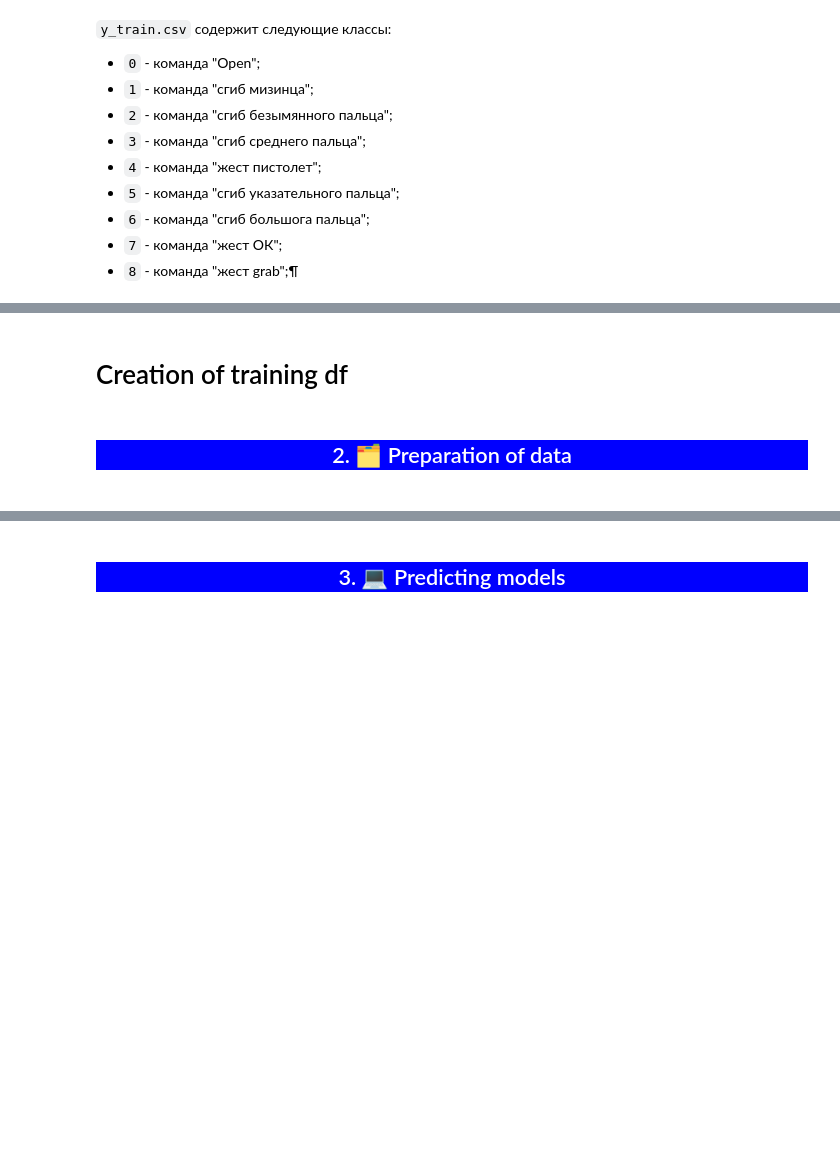
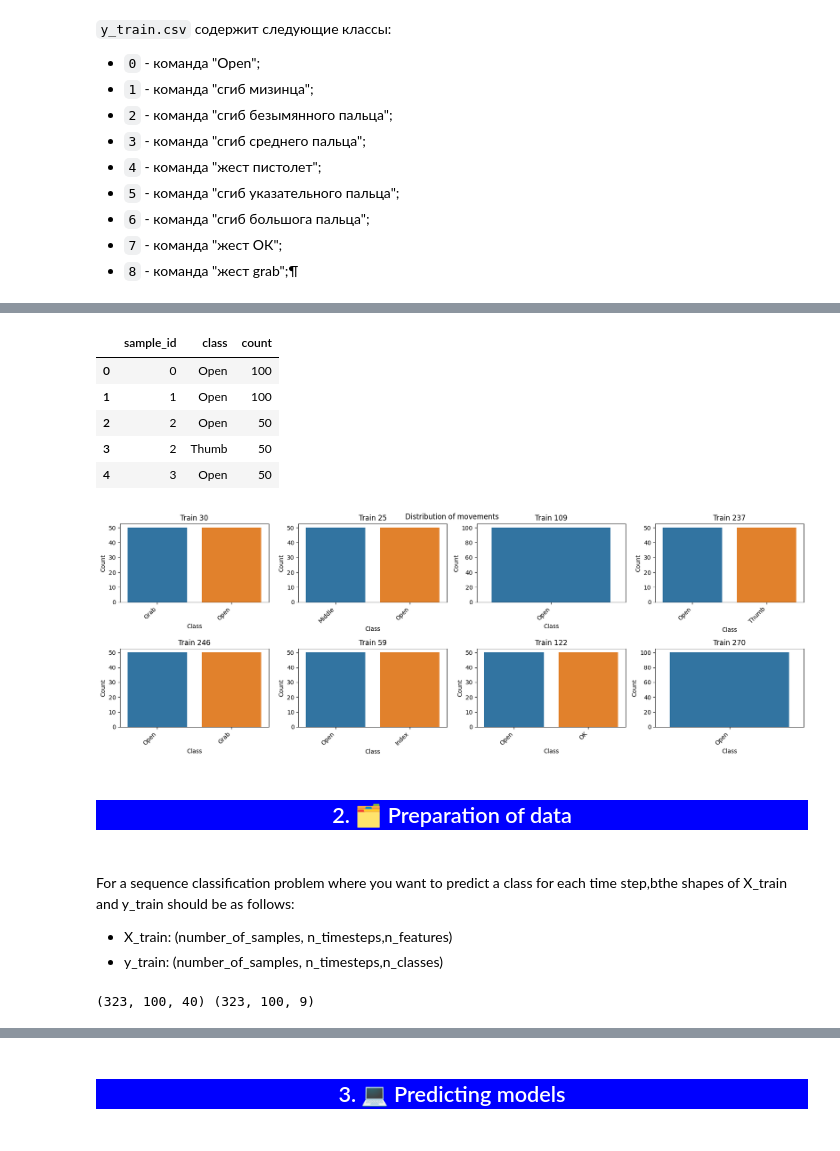
Before and after one commit to annamalkova8/Motorica-internship-task, a Jupyter notebook: motorica-internship-task.ipynb, the cells around one changed output, grey strips where cells are left out. Drawn from its saved outputs; the diff is of its cells as text; code cells hidden in the pictures; blank space fills up the shorter version.

```diff
--- a/motorica-internship-task.ipynb
+++ b/motorica-internship-task.ipynb
@@ -104,2 +146,0 @@ plt.tight_layout()
-# %% [markdown]
-# Creation of training df
@@ -127,32 +147,49 @@ X_train_df[X_train_df['sample_id']==0]
-# %%
-y_train_df[['sample_id', 'timestep']] = y_train_df['sample-timestep'].str.split('-', n=1, expand=True).astype(int)
-train_df = X_train_df.merge(y_train_df, on=['sample_id', 'timestep'], how='outer')
-train_df.head()
-# %%
-unique_sample = train_df.sample_id.unique()
-
-fig, axx = plt.subplots(4, 2, sharex=True, figsize=(12, 16))
-for i, ax in zip(unique_sample[:8], axx.flatten()):
-    temp = train_df[train_df['sample_id'] == i]
-    ax.plot(y_train[i])
-    ax.set_title(f'Train {i}')
-    ax.set_xlabel('Timestep')
-    ax.set_yticks(
-        np.arange(9),
-        ['Open', 'Pinky', 'Ring', 'Middle', 'Pistol', 'Index', 'Thumb', 'OK', 'Grab']
-    )
-
-plt.tight_layout()
-plt.show()
+# %%
+y_train = y_train_df.copy()
+y_train[['sample_id', 'timestep']] = y_train['sample-timestep'].str.split('-', n=1, expand=True).astype(int)
+temp = y_train.groupby('sample_id', as_index=False)['class'].value_counts()
+dic = {0:'Open',1: 'Pinky', 2:'Ring', 3:'Middle',
+       4:'Pistol', 5:'Index',6: 'Thumb',7: 'OK',8: 'Grab'}
+temp['class'] = temp['class'].map(dic)
+display(temp.head())
+samples = temp.sample_id.unique()
+figs = []
+fig, axes = plt.subplots(2, 4, figsize=(17, 6))
+
+# Iterate over samples and create bar plots
+for i, sample_id in enumerate(np.random.choice(samples, 8, replace=False)):
+    temp_sample = temp[temp['sample_id'] == sample_id]
+
+    # Calculate the position in the 2x4 grid
+    row, col = divmod(i-1, 4)
+
+    sns.barplot(x='class', y='count', data=temp_sample, ax=axes[row, col])
+
+    axes[row, col].set_title(f'Train {sample_id}')
+    axes[row, col].set_xlabel('Class')
+    axes[row, col].set_ylabel('Count')
+    axes[row, col].set_xticks(np.arange(len(temp_sample['class'])))
+    axes[row, col].set_xticklabels(labels=temp_sample['class'], rotation=45, ha='right')
+
+plt.tight_layout()
+fig.suptitle('Distribution of movements')
+plt.show()
+# %% [output]
+|  | sample_id | class | count |
+| 0 | 0 | Open | 100 |
+| 1 | 1 | Open | 100 |
+| 2 | 2 | Open | 50 |
+| 3 | 2 | Thumb | 50 |
+| 4 | 3 | Open | 50 |
+[figure, added]
 # %% [markdown]
 <a id="2"></a>
 <h2 style='background:blue; border:0; color:white'><center>2. 🗂 Preparation of data </center><h2>
+# %% [markdown]
+For a sequence classification problem where you want to predict a class for each time step,bthe shapes of X_train and y_train should be as follows:
+ - X_train: (number_of_samples, n_timesteps,n_features)
+ - y_train: (number_of_samples, n_timesteps,n_classes)
 # %%
-#For a sequence classification problem
-# where you want to predict a class for each time step,
-# the shapes of X_train and y_train should be as follows:
-# X_train: (number_of_samples, n_timesteps,n_features)
-# y_train: (number_of_samples, n_timesteps,n_classes)
 from keras.utils import to_categorical
 n_timesteps=100
 n_features=40
@@ -174,4 +211,6 @@ y_train = y_train_encoded.reshape((y_train_encoded.shape[0], n_timesteps, n_clas
 
 print(X_train.shape,
       y_train.shape)
+# %% [output]
+(323, 100, 40) (323, 100, 9)
 # %%
```
Also changed, not shown: parts of 14 cells of this notebook.
